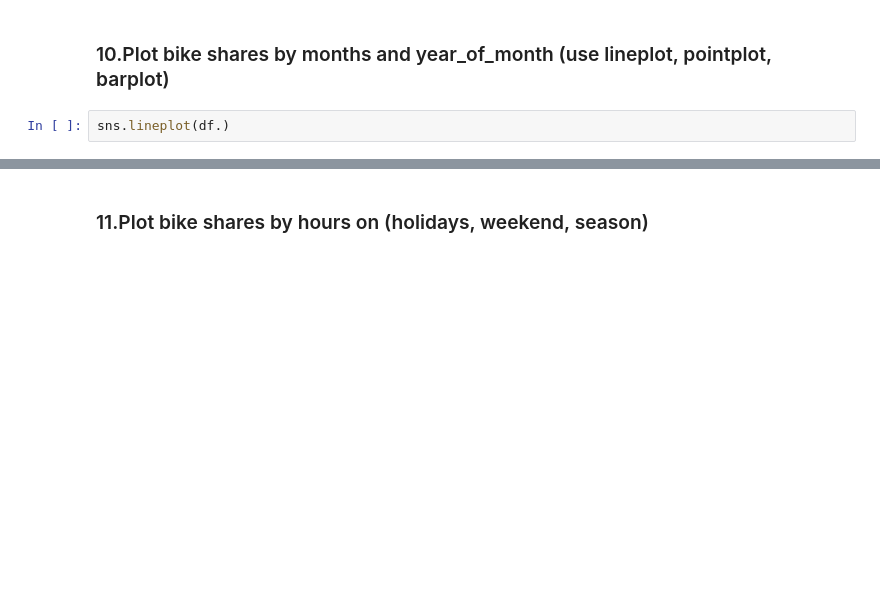
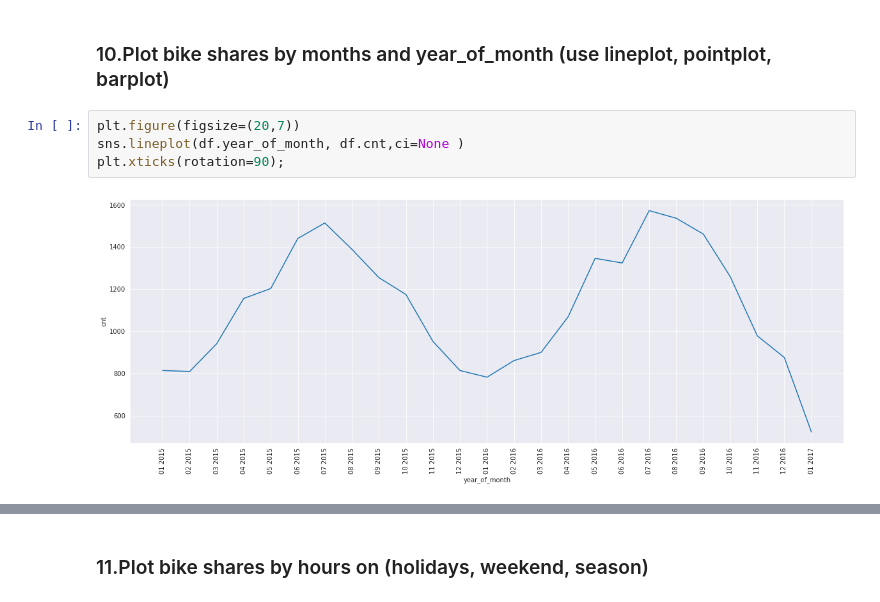
Before and after one commit to mehmetsar/DA_assignments, a Jupyter notebook: DV_capstone_student_ipynb_adlı_not_defterinin_kopyası.ipynb, the cells around one changed output, grey strips where cells are left out. Drawn from its saved outputs; the diff is of its cells as text; blank space fills up the shorter version.

```diff
--- a/DV_capstone_student_ipynb_adlı_not_defterinin_kopyası.ipynb
+++ b/DV_capstone_student_ipynb_adlı_not_defterinin_kopyası.ipynb
@@ -305,5 +297,9 @@ sns.lineplot( df.timestamp,df.cnt)
 [figure]
 # %% [markdown]
 ### 10.Plot bike shares by months and year_of_month (use lineplot, pointplot, barplot)
-# %%
-sns.lineplot(df.)
+# %%
+plt.figure(figsize=(20,7))
+sns.lineplot(df.year_of_month, df.cnt,ci=None )
+plt.xticks(rotation=90);
+# %% [output]
+[figure, added]
```
Also changed, not shown: parts of 38 cells of this notebook.
